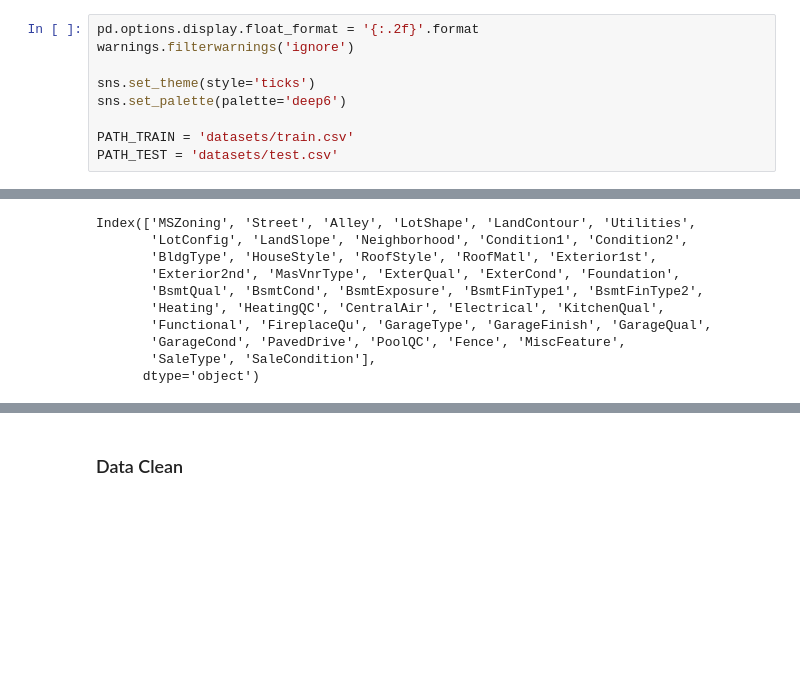
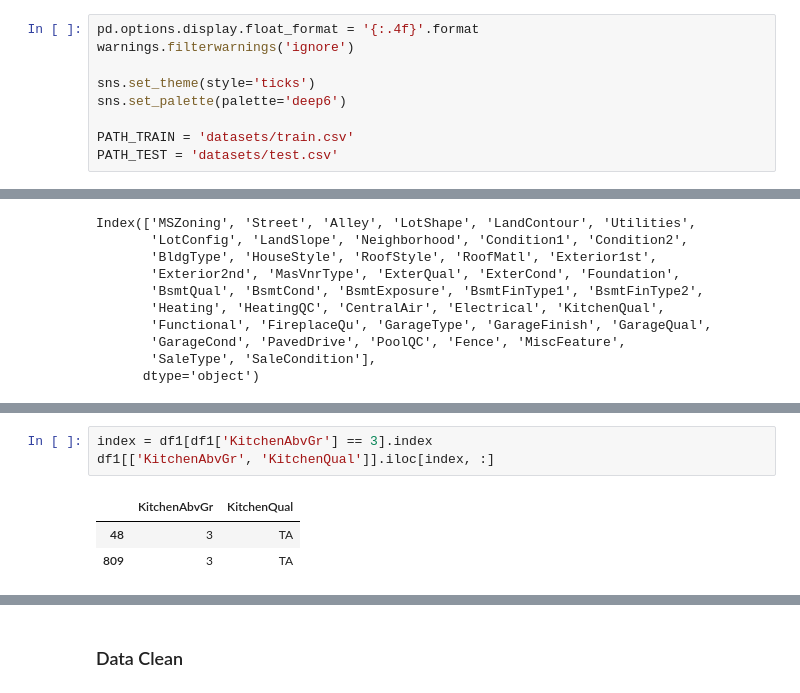
Before and after one commit to claytonsilva007/house_prices_regression_techniques, a Jupyter notebook: notebook.ipynb, the cells around one changed output, grey strips where cells are left out. Drawn from its saved outputs; the diff is of its cells as text; blank space fills up the shorter version.

```diff
--- a/notebook.ipynb
+++ b/notebook.ipynb
@@ -25,7 +30,7 @@ import warnings
 # %% [markdown]
 ## SETUP
 # %%
-pd.options.display.float_format = '{:.2f}'.format
+pd.options.display.float_format = '{:.4f}'.format
 warnings.filterwarnings('ignore')
 
 sns.set_theme(style='ticks')
@@ -130,0 +153,7 @@ dtype: float64
+# %%
+index = df1[df1['KitchenAbvGr'] == 3].index
+df1[['KitchenAbvGr', 'KitchenQual']].iloc[index, :]
+# %% [output]
+|  | KitchenAbvGr | KitchenQual |
+| 48 | 3 | TA |
+| 809 | 3 | TA |
```
Also changed, not shown: parts of 110 cells of this notebook, 3 other files.
